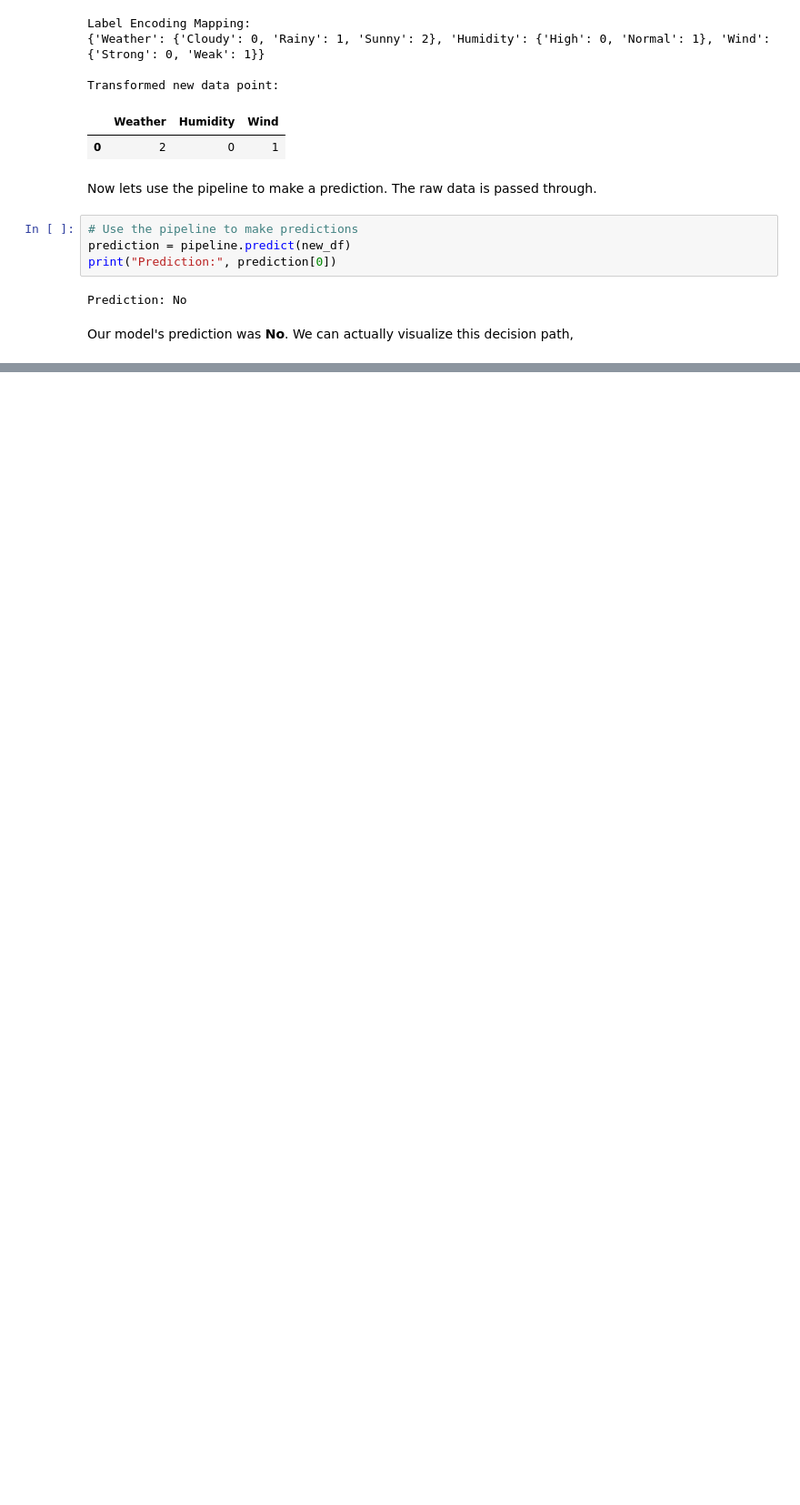
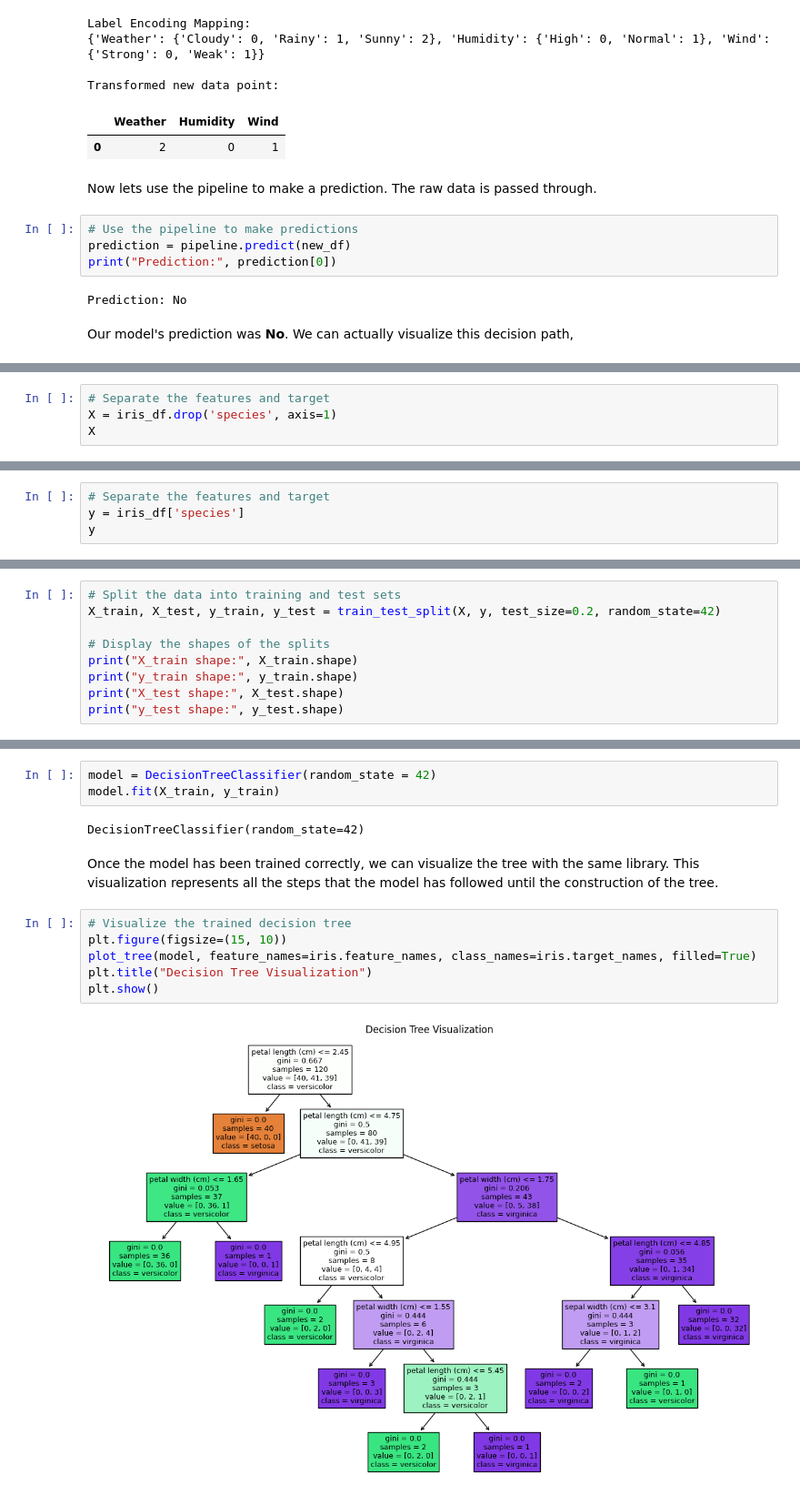
Before and after one commit to themarisolhernandez/ds-review-lessons, a Jupyter notebook: 07-decision-trees.ipynb, the cells around one changed output, grey strips where cells are left out. Shown at 91% size. Saved outputs shown, nothing was run; the diff lists cells and outputs as text; blank space fills up the shorter version.

Commit message:
Added reading example for decision trees

```diff
--- a/07-decision-trees.ipynb
+++ b/07-decision-trees.ipynb
@@ -288,0 +353,4 @@ Our model's prediction was **No**. We can actually visualize this decision path,
+# %%
+# Separate the features and target
+X = iris_df.drop('species', axis=1)
+X
@@ -288,0 +371,4 @@ Our model's prediction was **No**. We can actually visualize this decision path,
+# %%
+# Separate the features and target
+y = iris_df['species']
+y
@@ -288,0 +391,9 @@ Our model's prediction was **No**. We can actually visualize this decision path,
+# %%
+# Split the data into training and test sets
+X_train, X_test, y_train, y_test = train_test_split(X, y, test_size=0.2, random_state=42)
+
+# Display the shapes of the splits
+print("X_train shape:", X_train.shape)
+print("y_train shape:", y_train.shape)
+print("X_test shape:", X_test.shape)
+print("y_test shape:", y_test.shape)
@@ -288,0 +419,15 @@ Our model's prediction was **No**. We can actually visualize this decision path,
+# %%
+model = DecisionTreeClassifier(random_state = 42)
+model.fit(X_train, y_train)
+# %% [output]
+DecisionTreeClassifier(random_state=42)
+# %% [markdown]
+Once the model has been trained correctly, we can visualize the tree with the same library. This visualization represents all the steps that the model has followed until the construction of the tree.
+# %%
+# Visualize the trained decision tree
+plt.figure(figsize=(15, 10))
+plot_tree(model, feature_names=iris.feature_names, class_names=iris.target_names, filled=True)
+plt.title("Decision Tree Visualization")
+plt.show()
+# %% [output]
+[figure, added]
```
Also changed, not shown: parts of 33 cells of this notebook, 2 other files.
